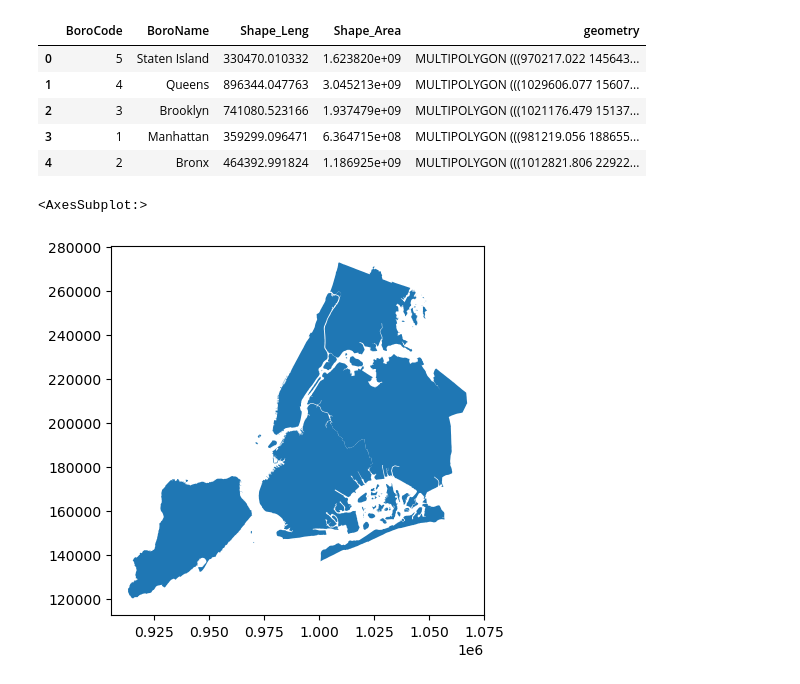
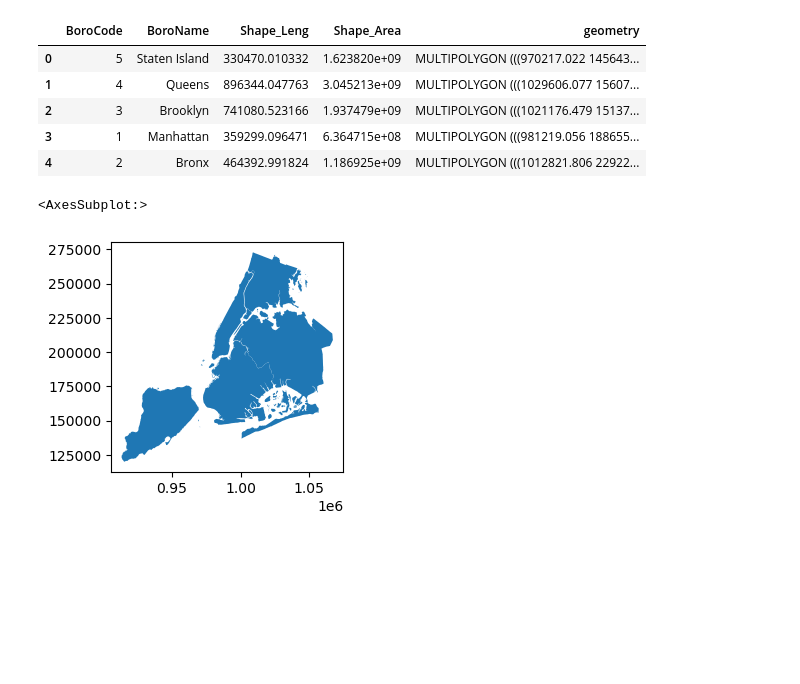
Before and after one commit to UIUC-iSchool-DataViz/is445_bcubcg_fall2025, a Jupyter notebook: week08/inClass_week08.ipynb, the cells around one changed output. Drawn from its saved outputs; the diff is of its cells as text; code cells hidden in the pictures; blank space fills up the shorter version.

```diff
--- a/week08/inClass_week08.ipynb
+++ b/week08/inClass_week08.ipynb
@@ -63,7 +63,7 @@ gdf
 | 3 | 1 | Manhattan | 359299.096471 | 6.364715e+08 | MULTIPOLYGON (((981219.056 188655... |
 | 4 | 2 | Bronx | 464392.991824 | 1.186925e+09 | MULTIPOLYGON (((1012821.806 22922... |
 # %%
-gdf.plot()
+gdf.plot(figsize=(3,3))
 # %% [output]
 <AxesSubplot:>
-[figure, old version]
+[figure, new version]
```
